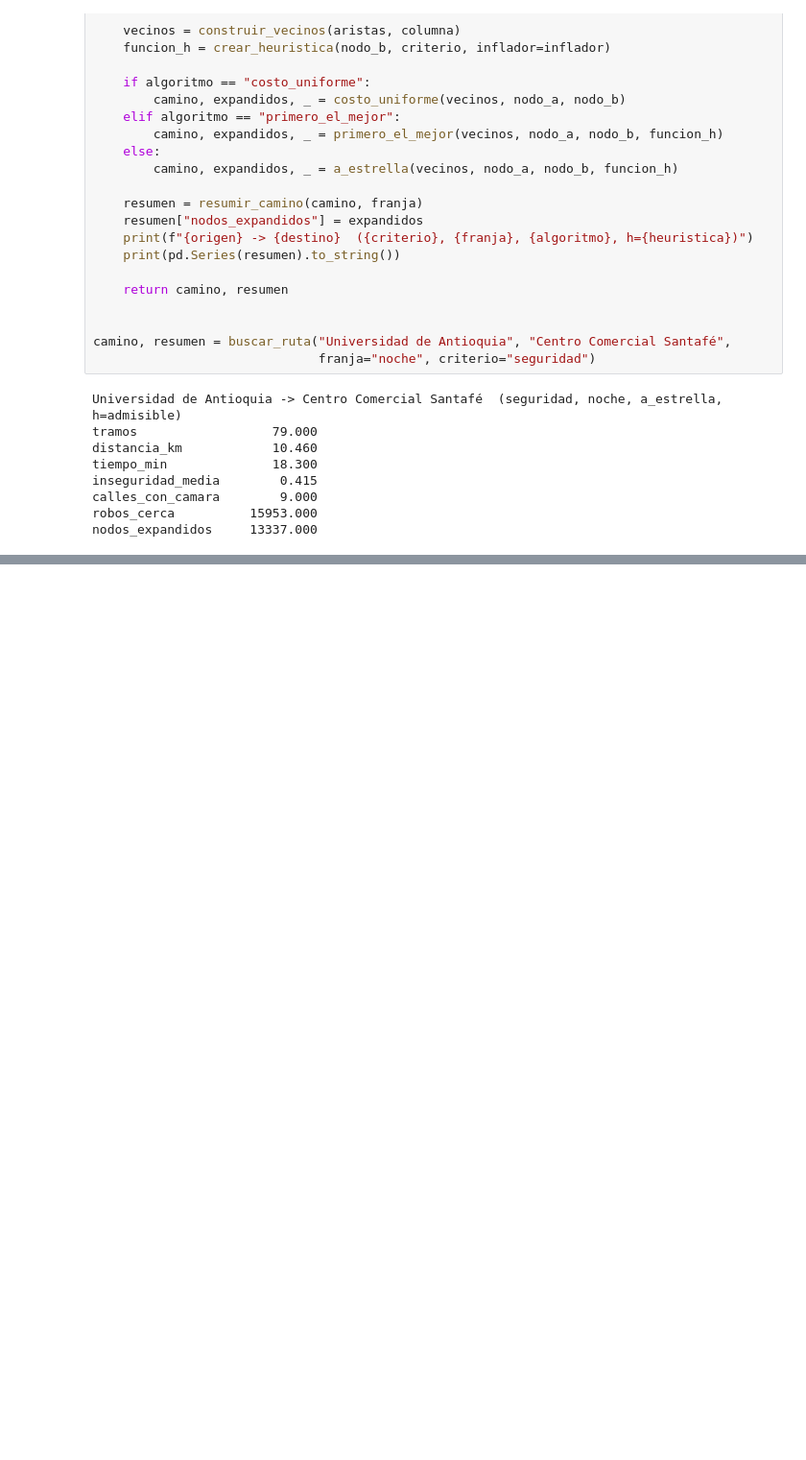
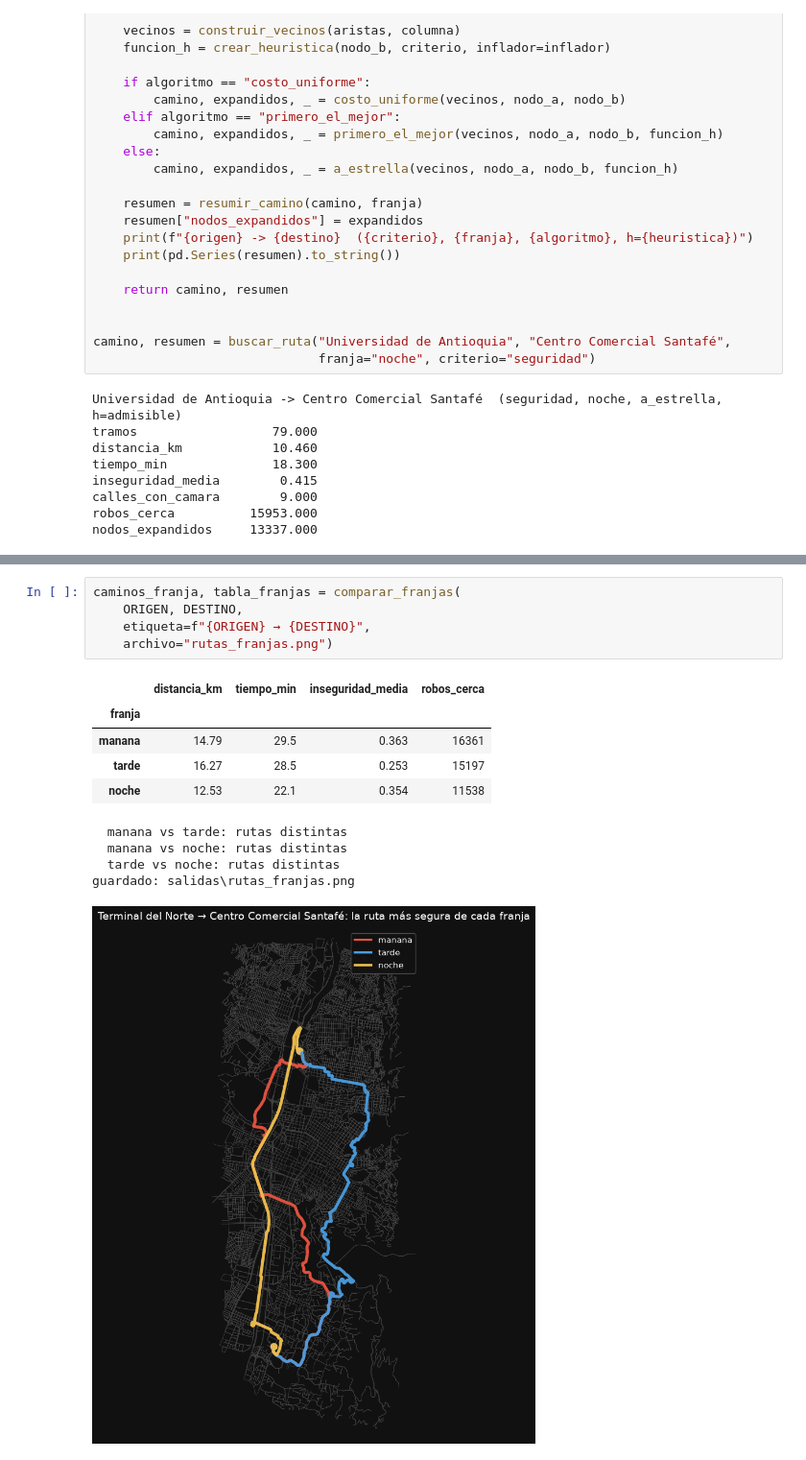
Before and after one commit to Bostjansito/MapasMED, a Jupyter notebook: Ruteo_Multiobjetivo_Medellin.ipynb, the cells around one changed output, grey strips where cells are left out. Shown at 96% size. Cells and saved outputs as stored; diff of their text form; blank space fills up the shorter version.

```diff
--- a/Ruteo_Multiobjetivo_Medellin.ipynb
+++ b/Ruteo_Multiobjetivo_Medellin.ipynb
@@ -1653,0 +1999,16 @@ nodos_expandidos     13337.000
+# %%
+caminos_franja, tabla_franjas = comparar_franjas(
+    ORIGEN, DESTINO,
+    etiqueta=f"{ORIGEN} → {DESTINO}",
+    archivo="rutas_franjas.png")
+# %% [output]
+|  | distancia_km | tiempo_min | inseguridad_media | robos_cerca |
+| franja |  |  |  |  |
+| manana | 14.79 | 29.5 | 0.363 | 16361 |
+| tarde | 16.27 | 28.5 | 0.253 | 15197 |
+| noche | 12.53 | 22.1 | 0.354 | 11538 |
+  manana vs tarde: rutas distintas
+  manana vs noche: rutas distintas
+  tarde vs noche: rutas distintas
+guardado: salidas\rutas_franjas.png
+[figure, added]
```
Also changed, not shown: parts of 20 cells of this notebook, 5 other files.
